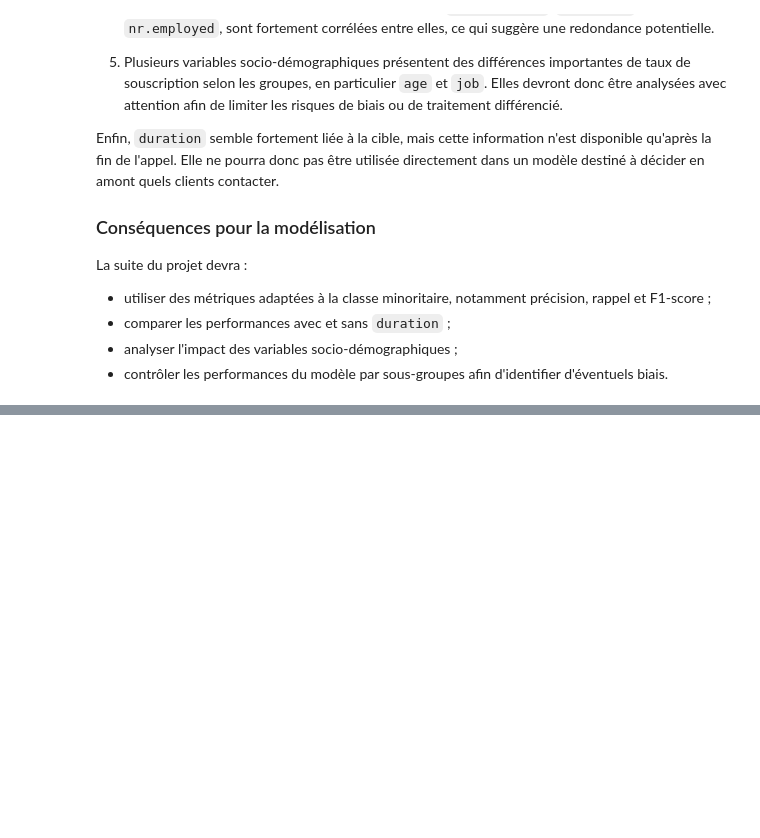
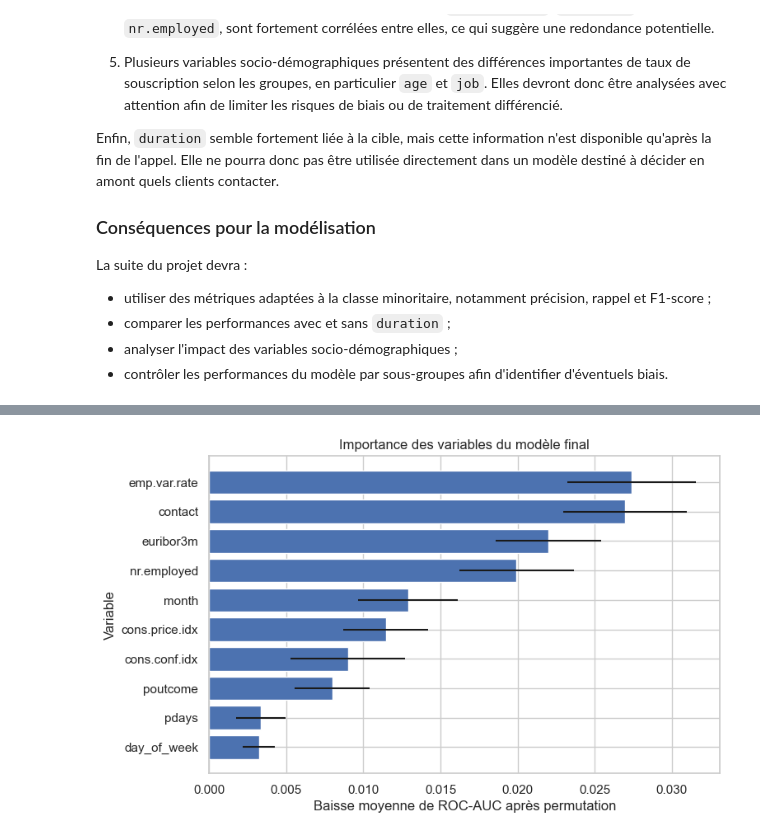
Before and after one commit to anascimento-devid/cas_usage, a Jupyter notebook: notebooks/notebook.ipynb, the cells around one changed output, grey strips where cells are left out. Cells and saved outputs as stored; diff of their text form; code cells hidden in the pictures; blank space fills up the shorter version.

```diff
--- a/notebooks/notebook.ipynb
+++ b/notebooks/notebook.ipynb
@@ -665,0 +1698,27 @@ La suite du projet devra :
+# %%
+from sklearn.inspection import permutation_importance
+
+features = scenarios["S3_without_duration_or_sensitive"]
+
+permutation_results = permutation_importance(
+    final_pipe,
+    X_test[features],
+    y_test,
+    scoring="roc_auc",
+    n_repeats=10,
+    random_state=RANDOM_STATE,
+    n_jobs=-1
+)
+# %%
+importance_df = pd.DataFrame({
+    "feature": features,
+    "importance_mean": permutation_results.importances_mean,
+    "importance_std": permutation_results.importances_std,
+})
+
+importance_df = importance_df.sort_values(
+    by="importance_mean",
+    ascending=False
+)
+
+importance_df
@@ -665,0 +1742,20 @@ La suite du projet devra :
+# %%
+top_features = importance_df.head(10).sort_values(
+    by="importance_mean"
+)
+
+plt.figure(figsize=(8, 5))
+
+plt.barh(
+    top_features["feature"],
+    top_features["importance_mean"],
+    xerr=top_features["importance_std"]
+)
+
+plt.xlabel("Baisse moyenne de ROC-AUC après permutation")
+plt.ylabel("Variable")
+plt.title("Importance des variables du modèle final")
+
+plt.show()
+# %% [output]
+[figure, added]
```
Also changed, not shown: parts of 73 cells of this notebook, 2 other files.
